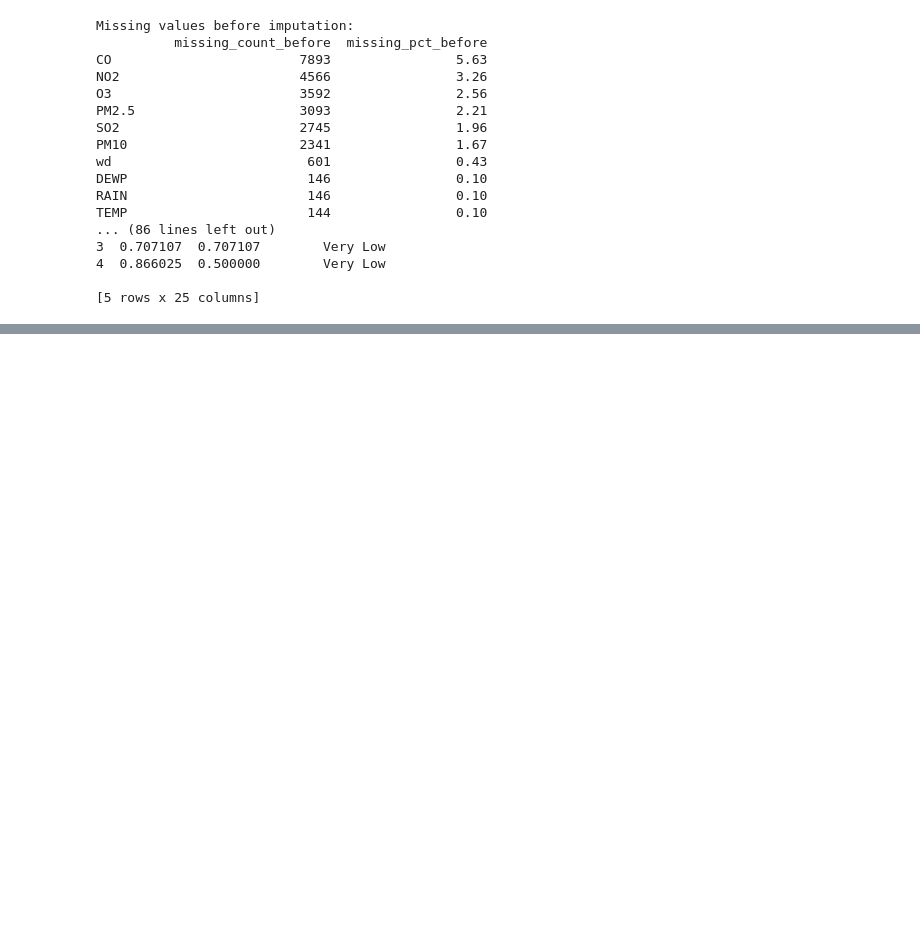
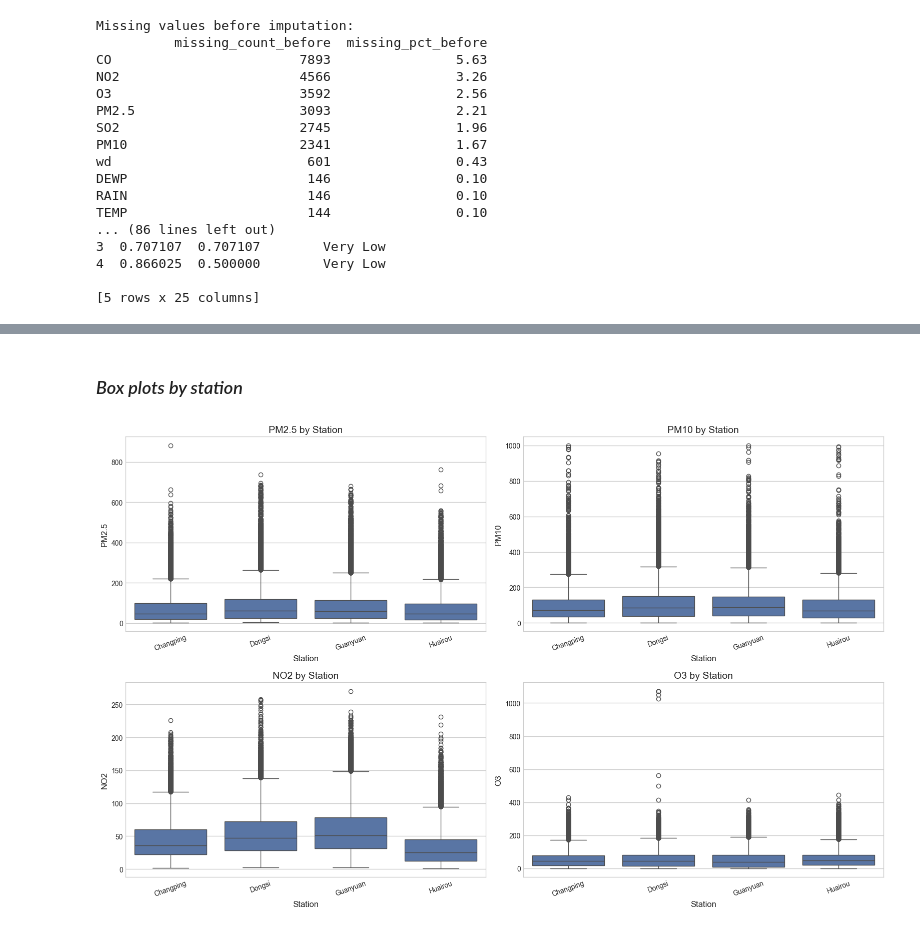
Before and after one commit to agbogunleyefayosope27-gif/CMP7005-PRAC1, a Jupyter notebook: CMP7005.ipynb, the cells around one changed output, grey strips where cells are left out. Drawn from its saved outputs; the diff is of its cells as text; code cells hidden in the pictures; blank space fills up the shorter version.

```diff
--- a/CMP7005.ipynb
+++ b/CMP7005.ipynb
@@ -256,0 +352,20 @@ TEMP                       144                0.10
+# %% [markdown]
+### *Box plots by station*
+# %%
+fig, axes = plt.subplots(2, 2, figsize=(16, 10))
+axes = axes.flatten()
+
+vars_to_plot = ["PM2.5", "PM10", "NO2", "O3"]
+
+for ax, col in zip(axes, vars_to_plot):
+    sns.boxplot(data=df_clean, x="station", y=col, ax=ax)
+    ax.set_title(f"{col} by Station", fontsize=14)
+    ax.set_xlabel("Station", fontsize=12)
+    ax.set_ylabel(col, fontsize=12)
+    ax.tick_params(axis="x", rotation=20, labelsize=10)
+    ax.tick_params(axis="y", labelsize=10)
+
+plt.tight_layout()
+plt.show()
+# %% [output]
+[figure, added]
```
Also changed, not shown: parts of 18 cells of this notebook.
